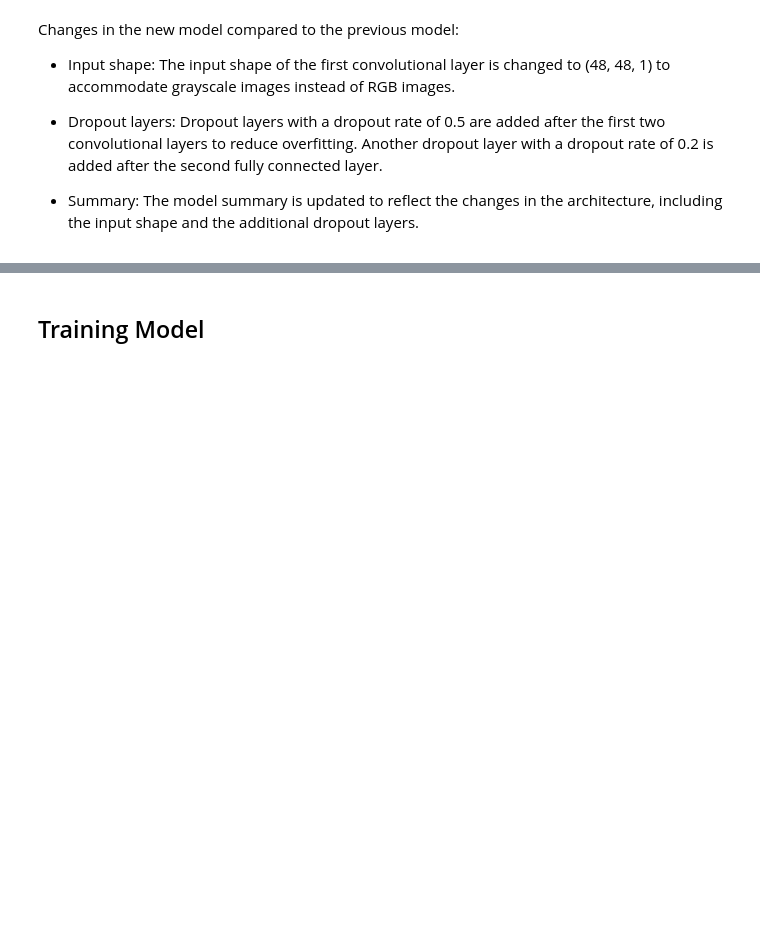
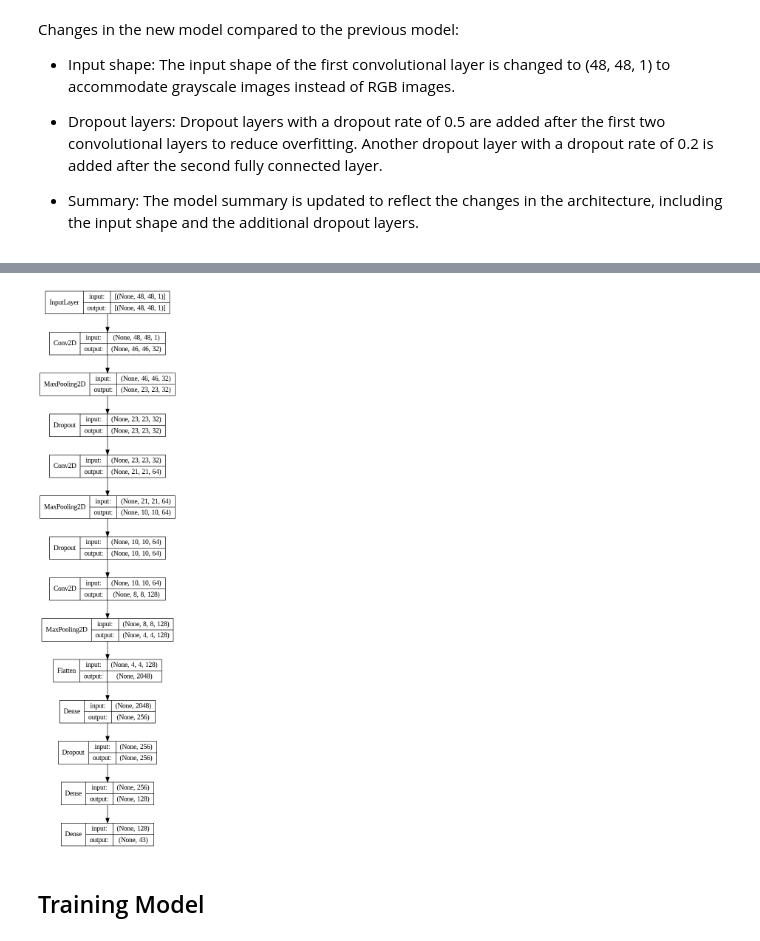
Before and after one commit to Sohaib-50/German-Traffic-Sign-Recognition, a Jupyter notebook: German_Traffic_Sign_Recognition.ipynb, the cells around one changed output, grey strips where cells are left out. Cells and saved outputs as stored; diff of their text form; code cells hidden in the pictures; blank space fills up the shorter version.

```diff
--- a/German_Traffic_Sign_Recognition.ipynb
+++ b/German_Traffic_Sign_Recognition.ipynb
@@ -987,6 +967,11 @@ Total params: 655,659
 Trainable params: 655,659
 Non-trainable params: 0
 _________________________________________________________________
+# %%
+from keras.utils.vis_utils import plot_model
+plot_model(model, show_layer_names=False,show_shapes=True)
+# %% [output]
+[figure, added]
 # %% [markdown]
 ## Training Model
 # %%
```
Also changed, not shown: parts of 3 cells of this notebook.
